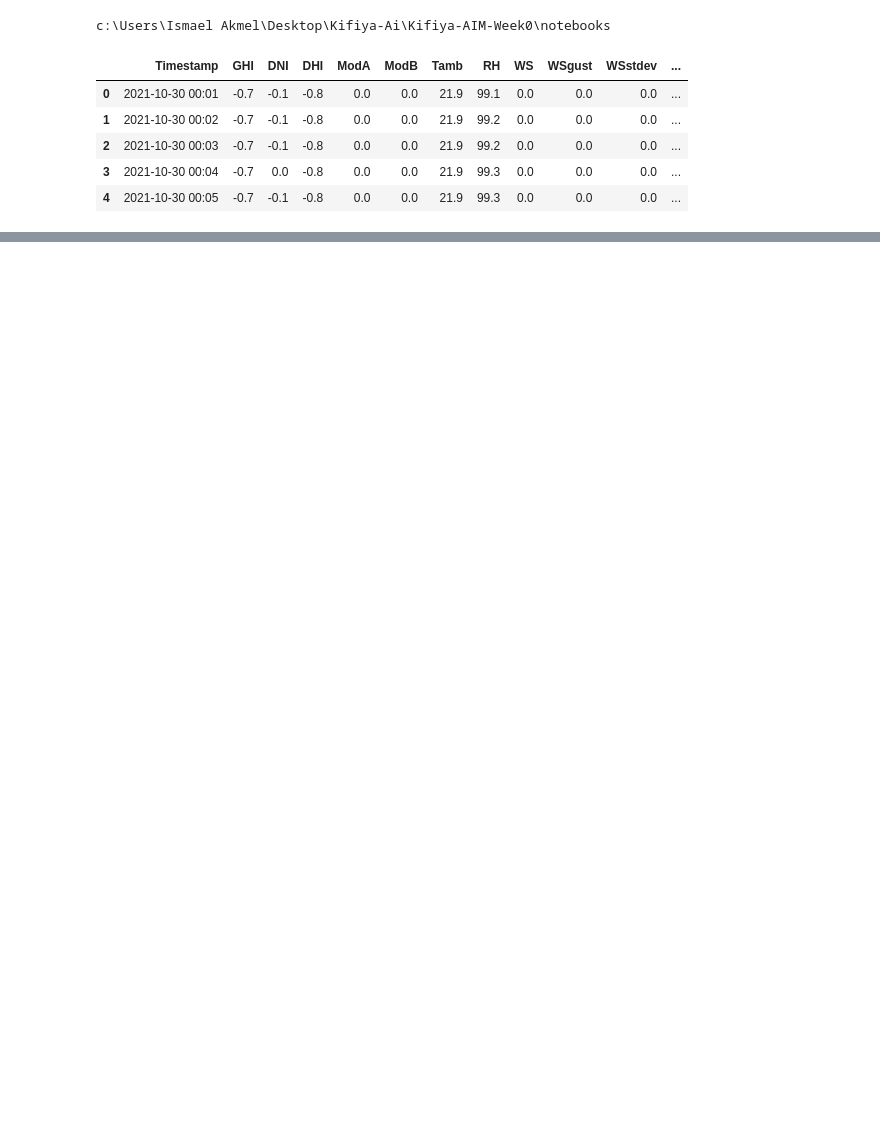
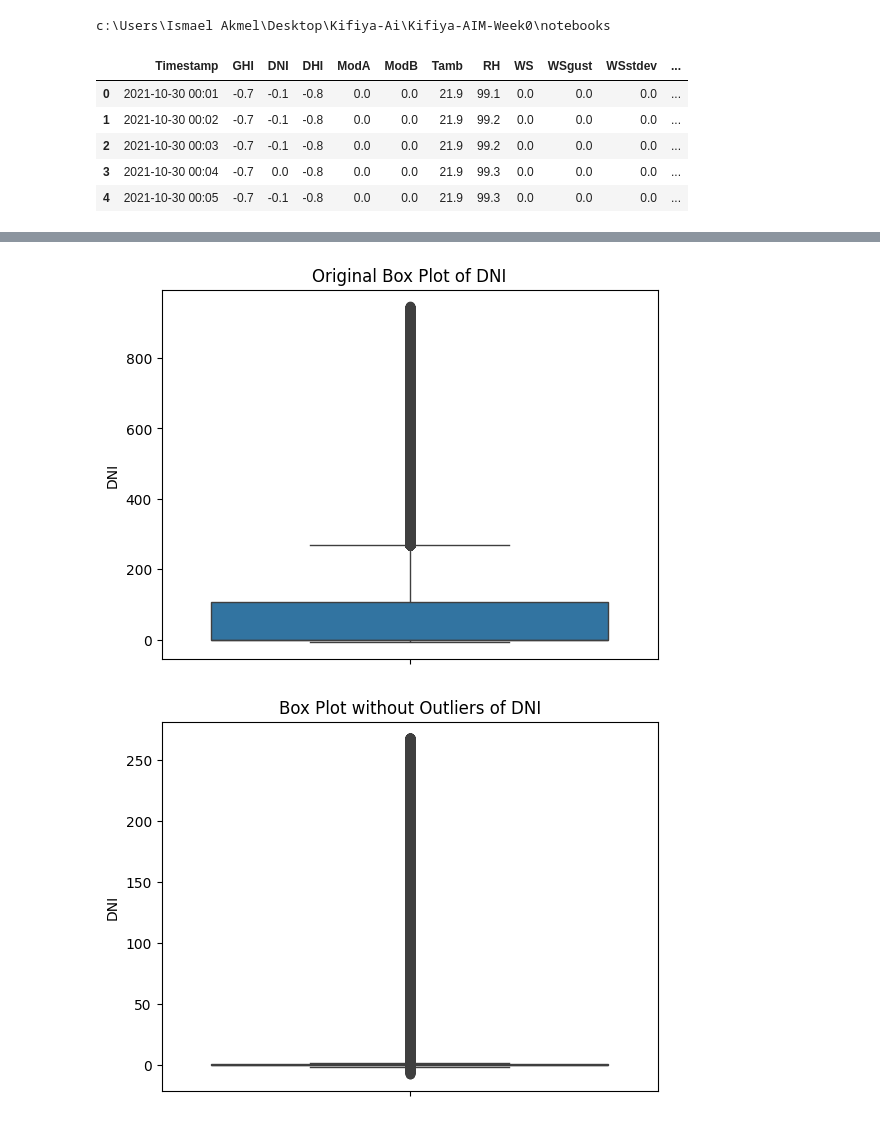
Before and after one commit to rinamoh/Kifiya-AIM-Week0, a Jupyter notebook: notebooks/EDA-sierraleone.ipynb, the cells around one changed output, grey strips where cells are left out. Cells and saved outputs as stored; diff of their text form; code cells hidden in the pictures; blank space fills up the shorter version.

```diff
--- a/notebooks/EDA-sierraleone.ipynb
+++ b/notebooks/EDA-sierraleone.ipynb
@@ -21,0 +120,5 @@ data.head()
+# %%
+no_outliers = removal_box_plot(data, 'DNI')
+# %% [output]
+[figure, added]
+[figure, added]
```
Also changed, not shown: parts of 25 cells of this notebook.
